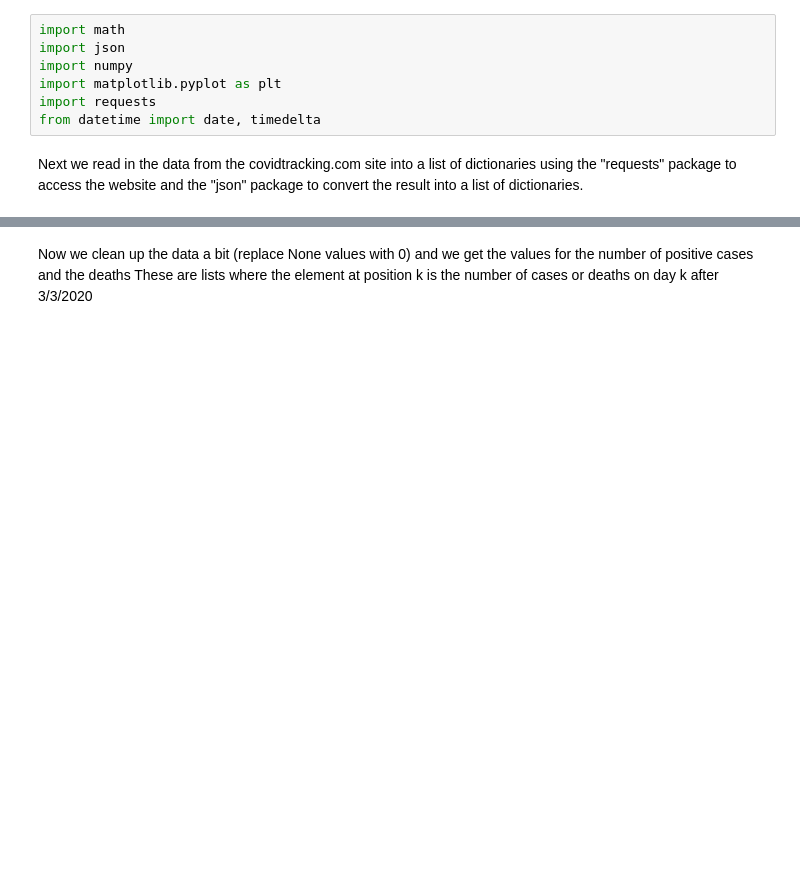
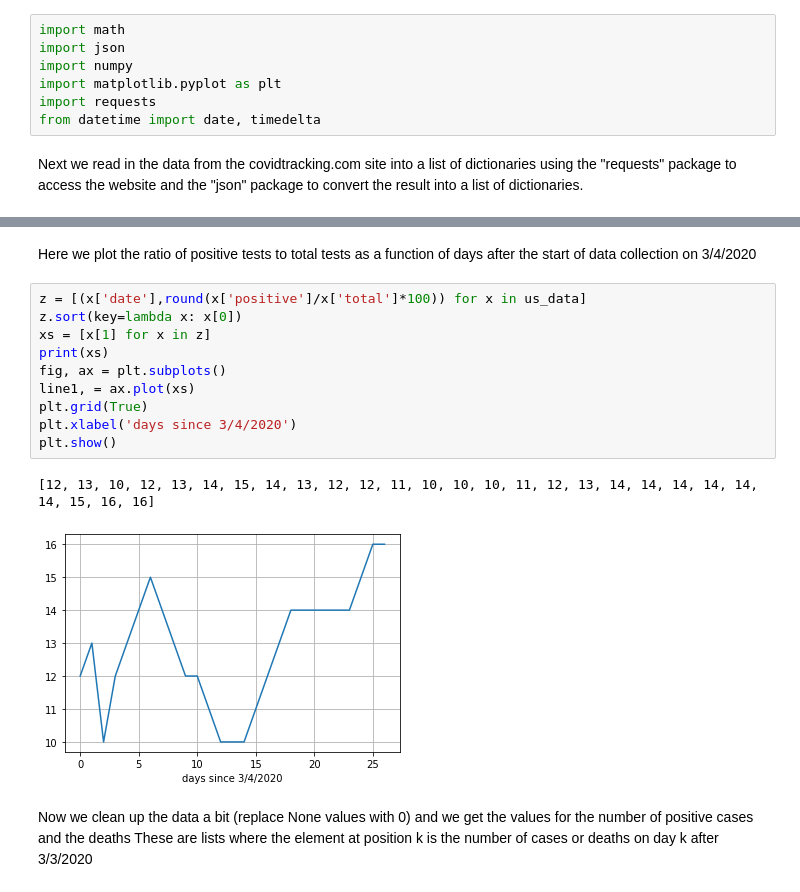
Before and after one commit to tjhickey724/covid19demo, a Jupyter notebook: jupyterdemo/covid19Analysis.ipynb, the cells around one changed output, grey strips where cells are left out. Drawn from its saved outputs; the diff is of its cells as text; blank space fills up the shorter version.

```diff
--- a/jupyterdemo/covid19Analysis.ipynb
+++ b/jupyterdemo/covid19Analysis.ipynb
@@ -37,6 +38,21 @@ the length of the list us_data is 22
  'negativeIncrease': None,
  'positiveIncrease': None,
  'totalTestResultsIncrease': None}
+# %% [markdown]
+Here we plot the ratio of positive tests to total tests as a function of days after the start of data collection on 3/4/2020
+# %%
+z = [(x['date'],round(x['positive']/x['total']*100)) for x in us_data]
+z.sort(key=lambda x: x[0])
+xs = [x[1] for x in z]
+print(xs)
+fig, ax = plt.subplots()
+line1, = ax.plot(xs)
+plt.grid(True)
+plt.xlabel('days since 3/4/2020')
+plt.show()
+# %% [output]
+[12, 13, 10, 12, 13, 14, 15, 14, 13, 12, 12, 11, 10, 10, 10, 11, 12, 13, 14, 14, 14, 14, 14, 14, 15, 16, 16]
+[figure, added]
 # %% [markdown]
 Now we clean up the data a bit (replace None values with 0)
 and we get the values for the number of positive cases and the deaths
```
Also changed, not shown: parts of 8 cells of this notebook, 2 other files.
